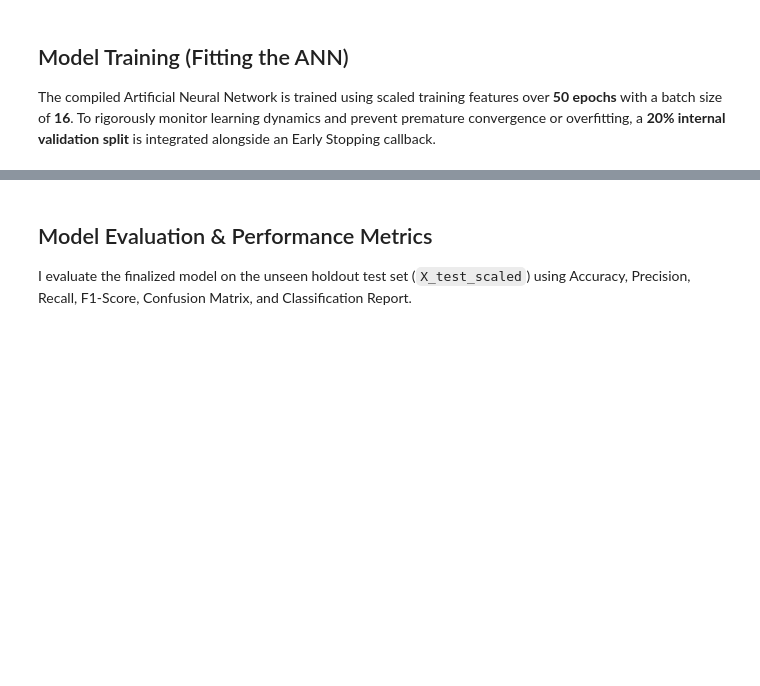
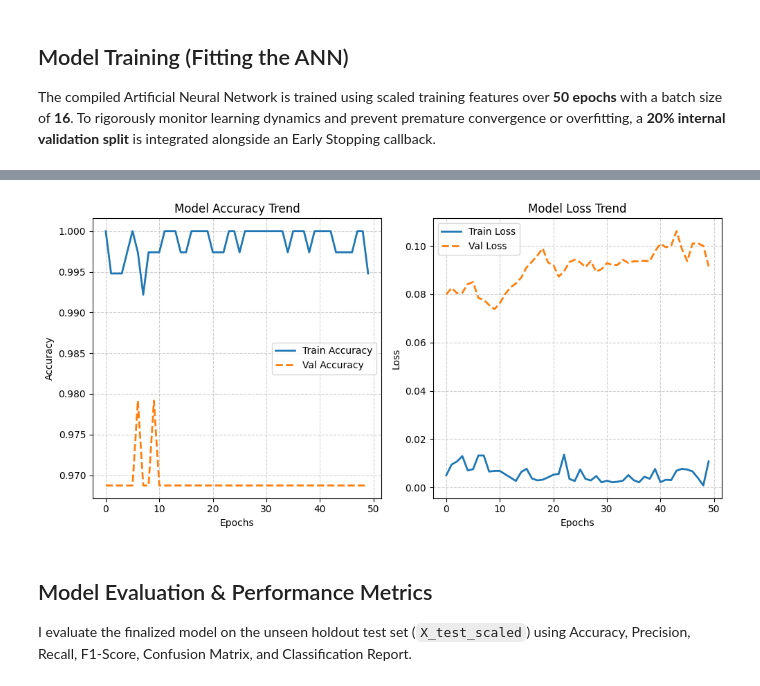
Before and after one commit to oluwaseyipro/-BAN644-Module5, a Jupyter notebook: M5.ipynb, the cells around one changed output, grey strips where cells are left out. Saved outputs shown, nothing was run; the diff lists cells and outputs as text; code cells hidden in the pictures; blank space fills up the shorter version.

```diff
--- a/M5.ipynb
+++ b/M5.ipynb
@@ -334,6 +334,11 @@ Model: "sequential_1"
 
 The compiled Artificial Neural Network is trained using scaled training features over **50 epochs** with a batch size of **16**. To rigorously monitor learning dynamics and prevent premature convergence or overfitting, a **20% internal validation split** is integrated alongside an Early Stopping callback.
 # %%
+# ==========================================
+# TRAINING & PLOTTING INCLUDING F1-SCORE
+# ==========================================
+import matplotlib.pyplot as plt
+
 # Train (fit) the model and store the training history
 history = model.fit(
     X_train_scaled,
@@ -343,5 +348,45 @@ history = model.fit(
     validation_split=0.2,
     verbose=1
 )
+
+plt.figure(figsize=(15, 5))
+
+# 1. Accuracy Trend
+plt.subplot(1, 3, 1)
+plt.plot(history.history['accuracy'], label='Train Accuracy', linewidth=2)
+plt.plot(history.history['val_accuracy'], label='Val Accuracy', linewidth=2, linestyle='--')
+plt.title('Model Accuracy Trend')
+plt.xlabel('Epochs')
+plt.ylabel('Accuracy')
+plt.legend()
+plt.grid(True, linestyle='--', alpha=0.6)
+
+# 2. Loss Trend
+plt.subplot(1, 3, 2)
+plt.plot(history.history['loss'], label='Train Loss', linewidth=2)
+plt.plot(history.history['val_loss'], label='Val Loss', linewidth=2, linestyle='--')
+plt.title('Model Loss Trend')
+plt.xlabel('Epochs')
+plt.ylabel('Loss')
+plt.legend()
+plt.grid(True, linestyle='--', alpha=0.6)
+
+# 3. F1-Score Trend (Checks if 'f1_score' or similar metric name exists in history)
+f1_key = next((k for k in history.history.keys() if 'f1' in k.lower()), None)
+val_f1_key = next((k for k in history.history.keys() if 'val_' in k and 'f1' in k.lower()), None)
+
+if f1_key:
+    plt.subplot(1, 3, 3)
+    plt.plot(history.history[f1_key], label='Train F1-Score', linewidth=2)
+    if val_f1_key:
+        plt.plot(history.history[val_f1_key], label='Val F1-Score', linewidth=2, linestyle='--')
+    plt.title('Model F1-Score Trend')
+    plt.xlabel('Epochs')
+    plt.ylabel('F1-Score')
+    plt.legend()
+    plt.grid(True, linestyle='--', alpha=0.6)
+
+plt.tight_layout()
+plt.show()
 # %% [output]
 Epoch 1/50
@@ -364,3 +409,4 @@ Epoch 50/50
+[figure, added]
 # %% [markdown]
 ## Model Evaluation & Performance Metrics
 
```
Also changed, not shown: parts of 1 cell of this notebook.
